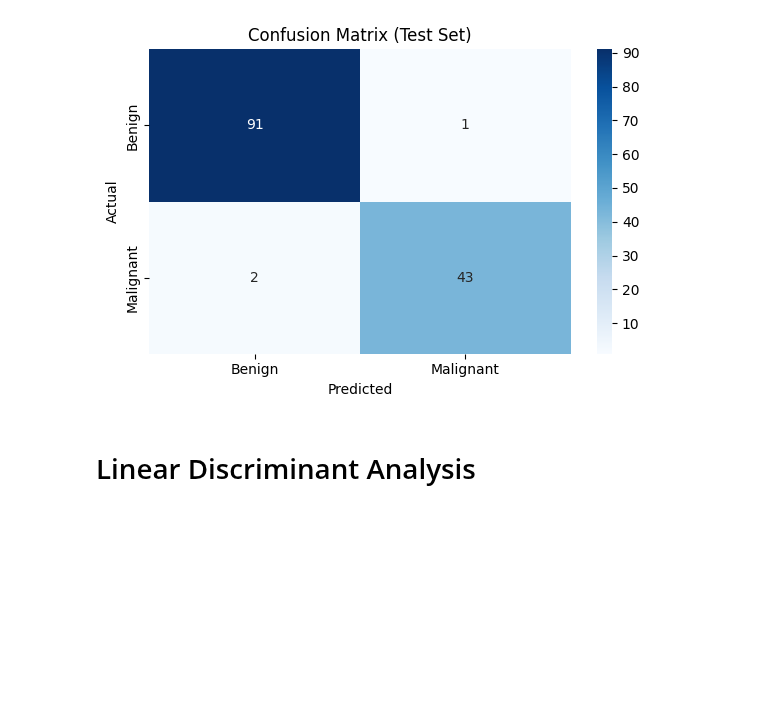
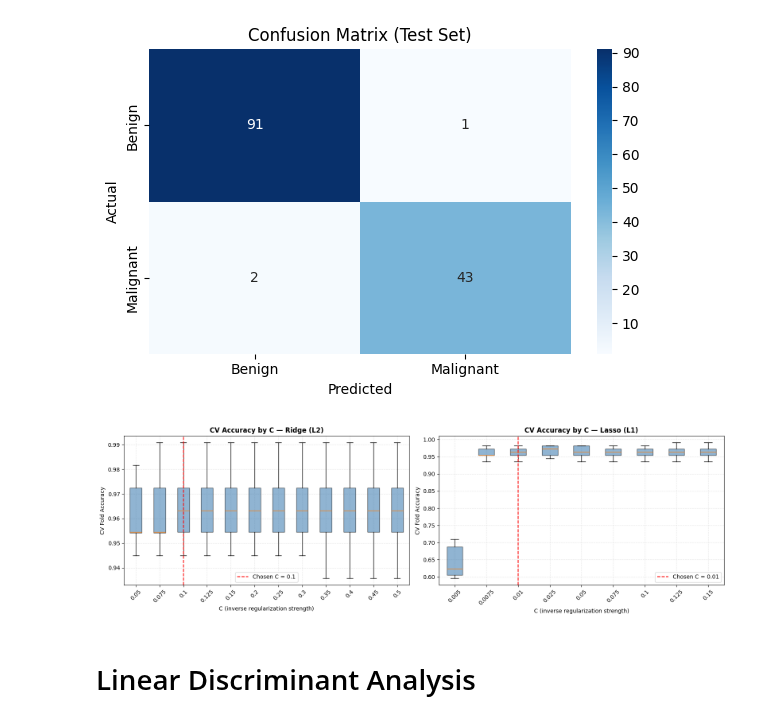
Before and after one commit to brodyanderson/MATH-6020-Project, a Jupyter notebook: BreastCancer.ipynb, the cells around one changed output. Drawn from its saved outputs; the diff is of its cells as text; code cells hidden in the pictures; blank space fills up the shorter version.

```diff
--- a/BreastCancer.ipynb
+++ b/BreastCancer.ipynb
@@ -204,29 +308,31 @@ CV Accuracy with Ridge Regularization C = 100, CV mean accuracy = 0.9616
 Best CV Accuracy: 0.9652
 Best C: 0.1
 # %%
-param_grid = [0.05, 0.075, 0.1, 0.125, 0.15, 0.2, 0.25, 0.3, 0.35, 0.4, 0.45, 0.5]
+ridge_params_refined = [0.05, 0.075, 0.1, 0.125, 0.15, 0.2, 0.25, 0.3, 0.35, 0.4, 0.45, 0.5]
 
 kf = KFold(n_splits=5, shuffle=True, random_state=399)
 
-acc_means = []
+ridge_acc_means_refined = []
+ridge_fold_scores_refined = []
 
 print("Cross-Validation Results:")
 print("-" * 70)
 
-for C in param_grid:
+for C in ridge_params_refined:
     model = LogisticRegression(penalty='l2', C=C, random_state=399)
     scores = cross_val_score(model, X_train_scaled, y_train, cv=kf, scoring='accuracy')
+    ridge_fold_scores_refined.append(scores)
     mean_acc = scores.mean()
-    acc_means.append(mean_acc)
+    ridge_acc_means_refined.append(mean_acc)
     print(f"CV Accuracy with Ridge Regularization C = {C}, CV mean accuracy = {mean_acc:.4f}")
 
 print("-" * 70)
 
-best_idx = np.argmax(acc_means)
-chosen_C = param_grid[best_idx]
+best_idx = np.argmax(ridge_acc_means_refined)
+chosen_C_ridge = ridge_params_refined[best_idx]
 
-print(f"Best CV Accuracy: {acc_means[best_idx]:.4f}")
-print(f"Best C: {chosen_C}")
+print(f"Best CV Accuracy: {ridge_acc_means_refined[best_idx]:.4f}")
+print(f"Best C: {chosen_C_ridge}")
 # %% [output]
 Cross-Validation Results:
 ----------------------------------------------------------------------
@@ -486,6 +596,41 @@ plt.show()
 # %% [output]
 Test Accuracy: 0.9781
 [figure]
+# %%
+fig, axes = plt.subplots(1, 2, figsize=(16, 5))
+
+# Ridge
+axes[0].boxplot(ridge_fold_scores_refined,
+                labels=[str(c) for c in ridge_params_refined],
+                patch_artist=True,
+                boxprops=dict(facecolor='steelblue', alpha=0.6))
+axes[0].axvline(x=ridge_params_refined.index(chosen_C_ridge) + 1,
+                color='red', linestyle='--', label=f'Chosen C = {chosen_C_ridge}')
+axes[0].set_xlabel('C (inverse regularization strength)', fontsize=10)
+axes[0].set_ylabel('CV Fold Accuracy', fontsize=10)
+axes[0].set_title('CV Accuracy by C — Ridge (L2)', fontweight='bold')
+axes[0].tick_params(axis='x', rotation=45)
+axes[0].legend()
+axes[0].grid(True, linestyle='--', alpha=0.3)
+
+# Lasso
+axes[1].boxplot(lasso_fold_scores_refined,
+                labels=[str(c) for c in lasso_params_refined],
+                patch_artist=True,
+                boxprops=dict(facecolor='steelblue', alpha=0.6))
+axes[1].axvline(x=lasso_params_refined.index(chosen_C_lasso) + 1,
+                color='red', linestyle='--', label=f'Chosen C = {chosen_C_lasso}')
+axes[1].set_xlabel('C (inverse regularization strength)', fontsize=10)
+axes[1].set_ylabel('CV Fold Accuracy', fontsize=10)
+axes[1].set_title('CV Accuracy by C — Lasso (L1)', fontweight='bold')
+axes[1].tick_params(axis='x', rotation=45)
+axes[1].legend()
+axes[1].grid(True, linestyle='--', alpha=0.3)
+
+plt.tight_layout()
+plt.show()
+# %% [output]
+[figure, added]
 # %% [markdown]
 # Linear Discriminant Analysis
 # %%
```
Also changed, not shown: parts of 11 cells of this notebook.
